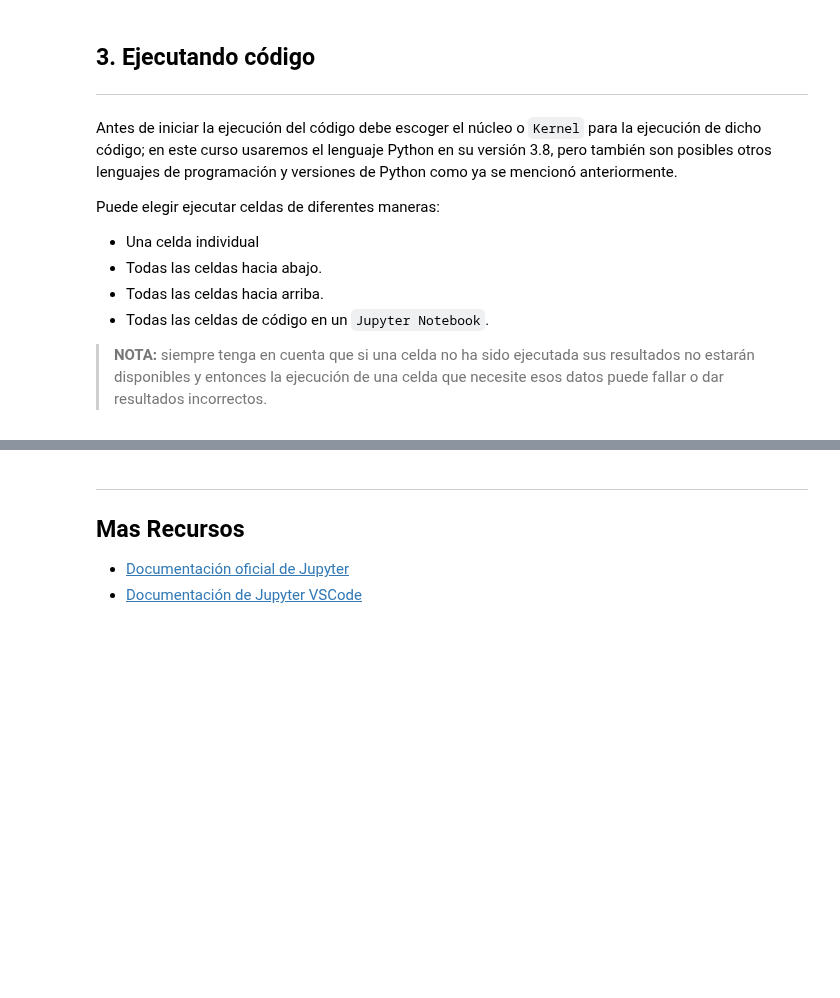
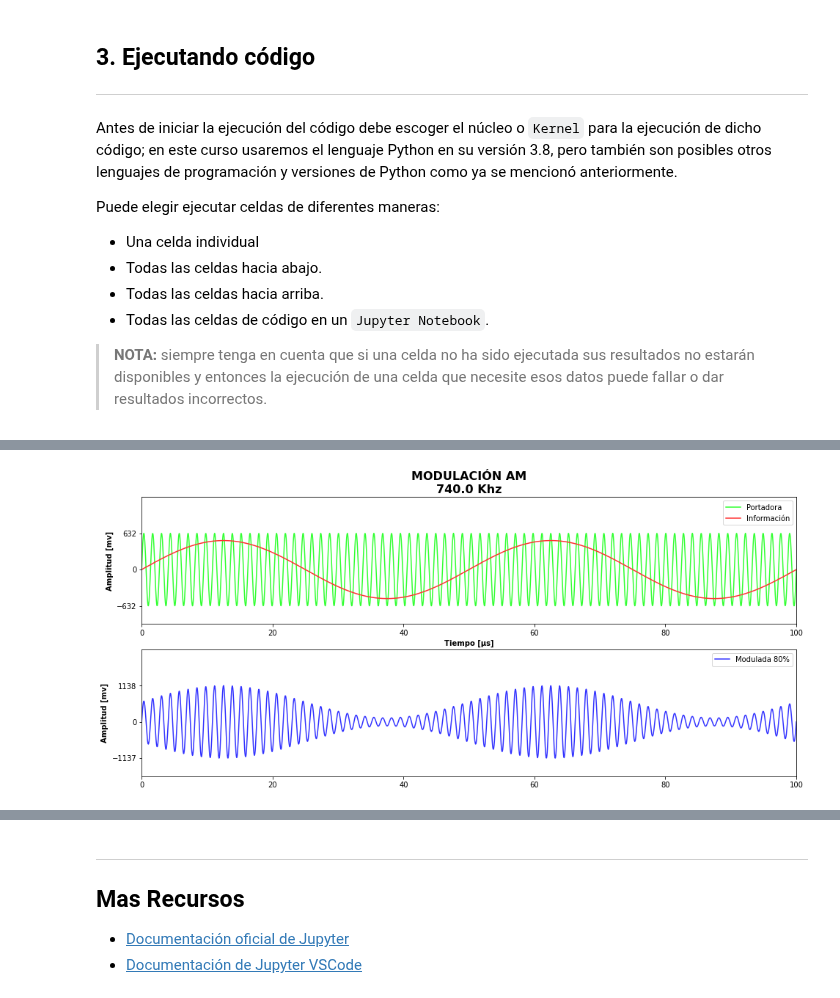
Before and after one commit to GiancarloBenavides/Metodos-Numericos, a Jupyter notebook: Jupyter/00_Jupyter.ipynb, the cells around one changed output, grey strips where cells are left out. Saved outputs shown, nothing was run; the diff lists cells and outputs as text; code cells hidden in the pictures; blank space fills up the shorter version.

```diff
--- a/Jupyter/00_Jupyter.ipynb
+++ b/Jupyter/00_Jupyter.ipynb
@@ -117,0 +136,67 @@ pl.show()
+# %%
+# [iPython] - Múltiples Gráficas - Modulacion AM
+# ---------------------------------------------
+# Prametros señal 1 - señal de la portadora
+# --------------------------------
+# Ecos de pasto 740 Khz - AM - Onda media
+fp = 740_000            # Frecuencia de la portadora
+Wp = 2 * pi * fp        # Frecuencia angular de la portadora
+# Potencia de un transmisor de 20 W y antena de (50 Ω - 10Km)
+Potencia = 20
+Resistencia = 50
+Ap = (Potencia/Resistencia)**(1/2)
+# Parametros señal 2 - señal de informacion de audio
+# ---------------------------------------
+fi = 20_000             # Frecuencia de una señal de audio
+Wi = 2 * pi * fi        # Frecuencia angular de la portadora
+h = 80                  # Porcentaje de modulacion (índice)
+Ai = Ap * (h/100)
+# Vector de tiempo acorde a la frecuencia de la señal
+nλ = 2                  # Numero de longitudes de onda visibles
+t  = np.linspace(0, nλ/fi, 2048, endpoint=True)
+
+# Señal portadora de FM
+Sp = Ap * sin(Wp*t)
+# Señal información
+θ = 0
+Si = Ai * sin(Wi*t + θ)
+# Señal modulada en FM
+Sm = (Si/Ap + 1) * Sp
+
+# Gráficas
+# Eje 1 - Señal portadora de FM y señal de información
+# ----------------------------------------------------
+pl.figure(figsize=(16, 7))
+t *= 1_000_000      # Transformando a μs
+Sp *= 1_000         # Transformando a mV
+Si *= 1_000         # Transformando a mV
+Sm *= 1_000         # Transformando a mV
+pl.subplot(211)
+pl.plot(t, Sp, label="Portadora", color="#33FF33")
+pl.plot(t, Si, label="Información", color="#FF3333")
+
+pl.xlim(t.min(), t.max())
+pl.ylim(Sp.min()*1.5, Sp.max()*2)
+pl.yticks([Sp.min(), 0, Sp.max()])
+# Textos
+pl.title("Modulación AM\n".upper()+
+         f"{fp/1_000:.1f} Khz", fontsize=16, fontweight="bold")
+pl.xlabel("Tiempo [μs]", fontweight="bold")
+pl.ylabel("Amplitud [mv]", fontweight="bold")
+pl.legend()
+
+# Eje 2 - Señal modulada en FM
+# ----------------------------
+pl.subplot(212)
+pl.plot(t, Sm, label=f"Modulada {h}%", color="#3333FF")
+
+pl.xlim(t.min(), t.max())
+pl.ylim(Sm.min()*1.5, Sm.max()*2)
+pl.yticks([Sm.min(), 0, Sm.max()])
+
+pl.ylabel("Amplitud [mv]", fontweight="bold")
+pl.legend()
+
+pl.show()
+# %% [output]
+[figure, added]
```
Also changed, not shown: parts of 5 cells of this notebook, 3 other files.
